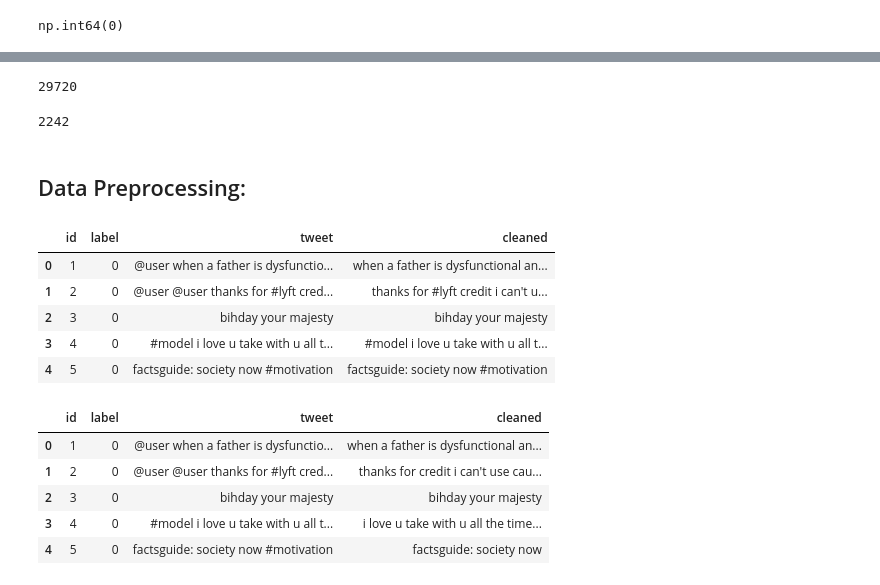
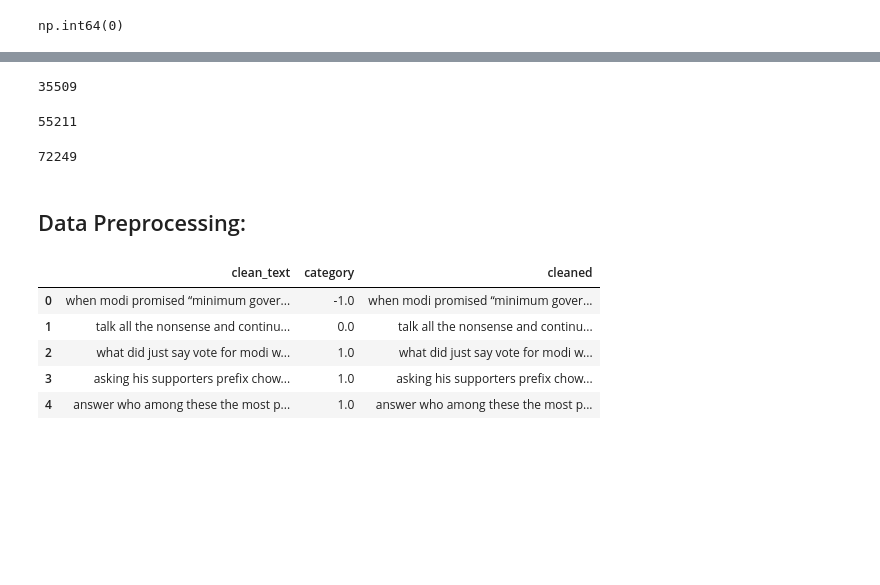
Before and after one commit to MuhammedMahmoud0/Brainwave_Matrix_Intern, a Jupyter notebook: Social Media Sentiment Analysis/notebooks/sentiment_analysis.ipynb, the cells around one changed output, grey strips where cells are left out. Cells and saved outputs as stored; diff of their text form; code cells hidden in the pictures; blank space fills up the shorter version.

```diff
--- a/Social Media Sentiment Analysis/notebooks/sentiment_analysis.ipynb
+++ b/Social Media Sentiment Analysis/notebooks/sentiment_analysis.ipynb
@@ -10,6 +18,6 @@ from wordcloud import WordCloud
 # %% [markdown]
 ## Exploratory Data Analysis
 # %%
-df = pd.read_csv("../input/tweet.csv")
+df = pd.read_csv("../input/Twitter_Data.csv")
 df.head()
 # %% [output]
@@ -28,8 +35,12 @@ tweet    0
 dtype: int64
+# %%
+df.dropna(inplace=True)
 # %%
 df.duplicated().sum()
 # %% [output]
 np.int64(0)
+# %%
+df.drop_duplicates(inplace=True)
 # %%
 df.info()
 # %% [output]
@@ -54,11 +64,15 @@ df.shape
 # %%
-df[df["label"]==0].shape[0]
+df[df["category"]==-1].shape[0]
 # %% [output]
-29720
+35509
+# %%
+df[df["category"]==0].shape[0]
+# %% [output]
+55211
 # %%
-df[df["label"]==1].shape[0]
+df[df["category"]==1].shape[0]
 # %% [output]
-2242
+72249
 # %% [markdown]
 ## Data Preprocessing:
 # %%
@@ -69,25 +83,18 @@ def remove_patterns(data, pattern):
         data = re.sub(word, "", data)
     return data
 # %%
-df['cleaned'] = df['tweet'].map(lambda x: remove_patterns(x, r"@[\w]+"))
+df['cleaned'] = df['clean_text'].map(lambda x: remove_patterns(x, r"@[\w]+"))
 df.head()
 # %% [output]
-|  | id | label | tweet | cleaned |
-| 0 | 1 | 0 | @user when a father is dysfunctio... | when a father is dysfunctional an... |
-| 1 | 2 | 0 | @user @user thanks for #lyft cred... | thanks for #lyft credit i can't u... |
-| 2 | 3 | 0 | bihday your majesty | bihday your majesty |
-| 3 | 4 | 0 | #model i love u take with u all t... | #model i love u take with u all t... |
-| 4 | 5 | 0 | factsguide: society now #motivation | factsguide: society now #motivation |
+|  | clean_text | category | cleaned |
+| 0 | when modi promised “minimum gover... | -1.0 | when modi promised “minimum gover... |
+| 1 | talk all the nonsense and continu... | 0.0 | talk all the nonsense and continu... |
+| 2 | what did just say vote for modi w... | 1.0 | what did just say vote for modi w... |
+| 3 | asking his supporters prefix chow... | 1.0 | asking his supporters prefix chow... |
+| 4 | answer who among these the most p... | 1.0 | answer who among these the most p... |
 # %%
-df['cleaned'] = df['cleaned'].map(lambda x: remove_patterns(x, r"#[\w]+"))
-df.head()
+# df['cleaned'] = df['cleaned'].map(lambda x: remove_patterns(x, r"#[\w]+"))
+# df.head()
-# %% [output]
-|  | id | label | tweet | cleaned |
-| 0 | 1 | 0 | @user when a father is dysfunctio... | when a father is dysfunctional an... |
-| 1 | 2 | 0 | @user @user thanks for #lyft cred... | thanks for credit i can't use cau... |
-| 2 | 3 | 0 | bihday your majesty | bihday your majesty |
-| 3 | 4 | 0 | #model i love u take with u all t... | i love u take with u all the time... |
-| 4 | 5 | 0 | factsguide: society now #motivation | factsguide: society now |
 # %%
 df['cleaned'] = df['cleaned'].str.replace(r"[^a-zA-Z\s]", "",regex=True)
 df.head()
```
Also changed, not shown: parts of 33 cells of this notebook, 3 other files.
